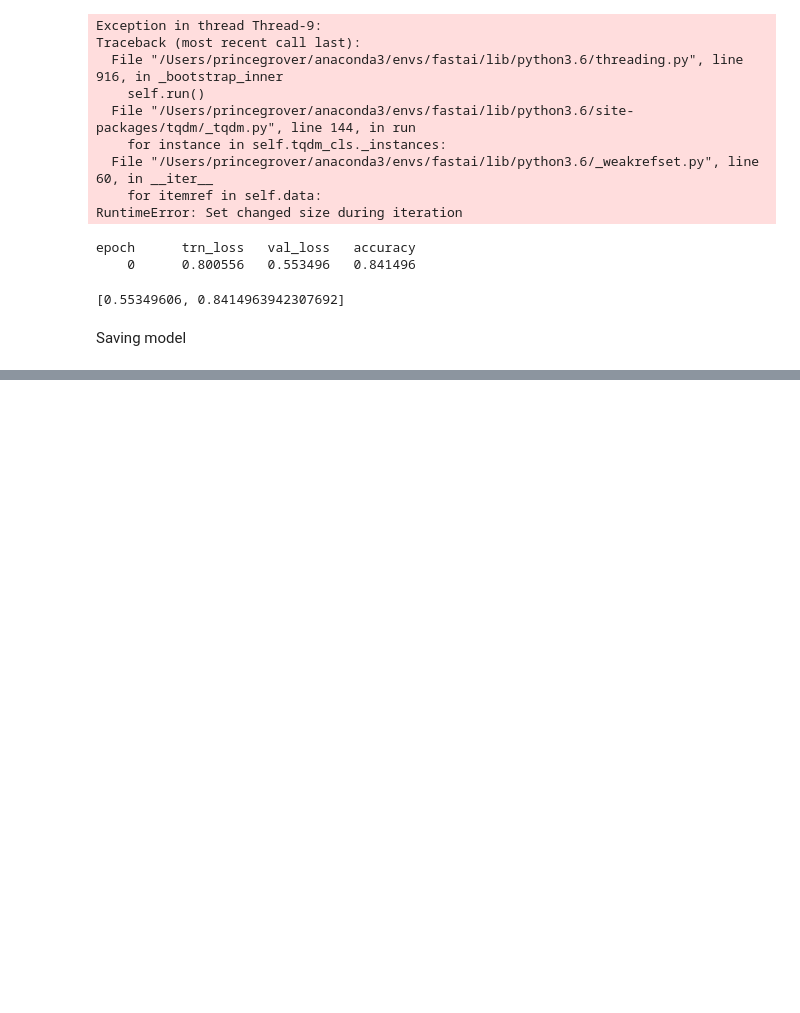
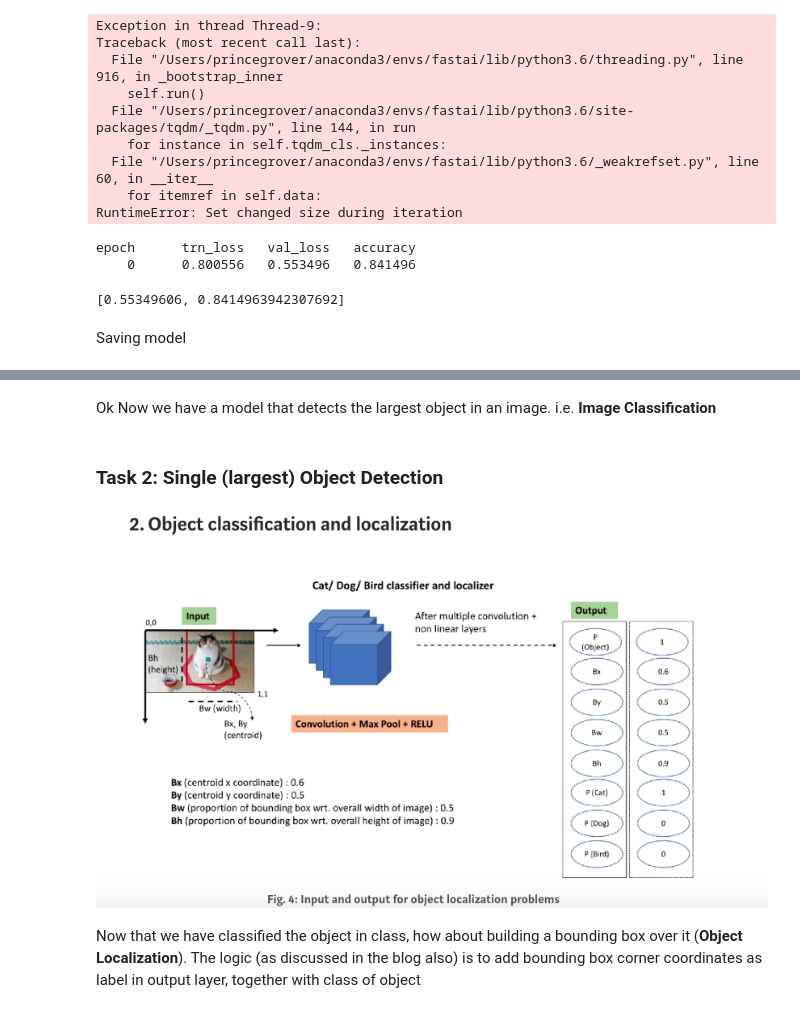
Before and after one commit to groverpr/deep-learning, a Jupyter notebook: Object Detection.ipynb, the cells around one changed output, grey strips where cells are left out. Drawn from its saved outputs; the diff is of its cells as text; code cells hidden in the pictures; blank space fills up the shorter version.

Commit message:
object classification complete

```diff
--- a/Object Detection.ipynb
+++ b/Object Detection.ipynb
@@ -564,0 +577,10 @@ NameError: name 'predict_batch' is not defined
+# %% [markdown]
+Ok Now we have a model that detects the largest object in an image. i.e. **Image Classification**
+# %% [markdown]
+### Task 2: Single (largest) Object Detection
+# %%
+Image('image_local.png')
+# %% [output]
+[figure, added]
+# %% [markdown]
+Now that we have classified the object in class, how about building a bounding box over it (**Object Localization**). The logic (as discussed in the blog also) is to add bounding box corner coordinates as label in output layer, together with class of object
```
Also changed, not shown: parts of 5 cells of this notebook.
